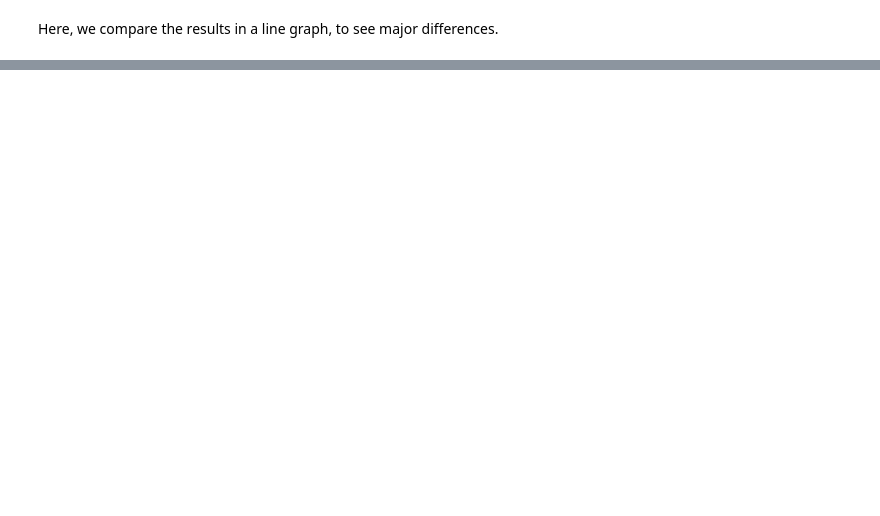
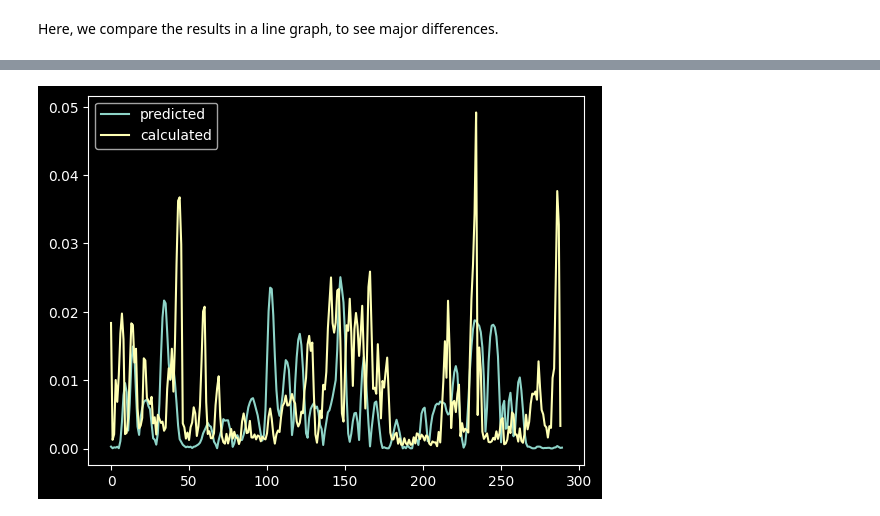
Before and after one commit to UBC-Solar/data_analysis, a Jupyter notebook: v4/localization_with_acceleration/acceleration.ipynb, the cells around one changed output, grey strips where cells are left out. Cells and saved outputs as stored; diff of their text form; code cells hidden in the pictures; blank space fills up the shorter version.

```diff
--- a/v4/localization_with_acceleration/acceleration.ipynb
+++ b/v4/localization_with_acceleration/acceleration.ipynb
@@ -677,0 +703,7 @@ plt.show()
+# %%
+plt.plot(radius_of_curvature, label = "predicted")
+plt.plot(mean_radius_per_index, label = "calculated")
+plt.legend()
+plt.show()
+# %% [output]
+[figure, added]
```
Also changed, not shown: parts of 12 cells of this notebook.
